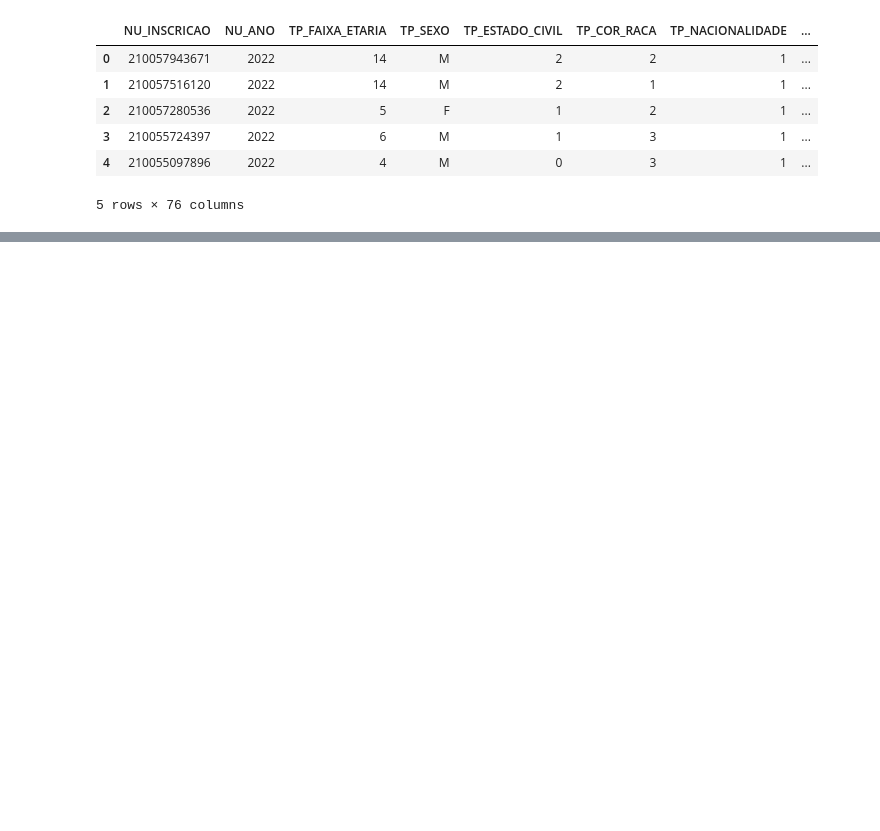
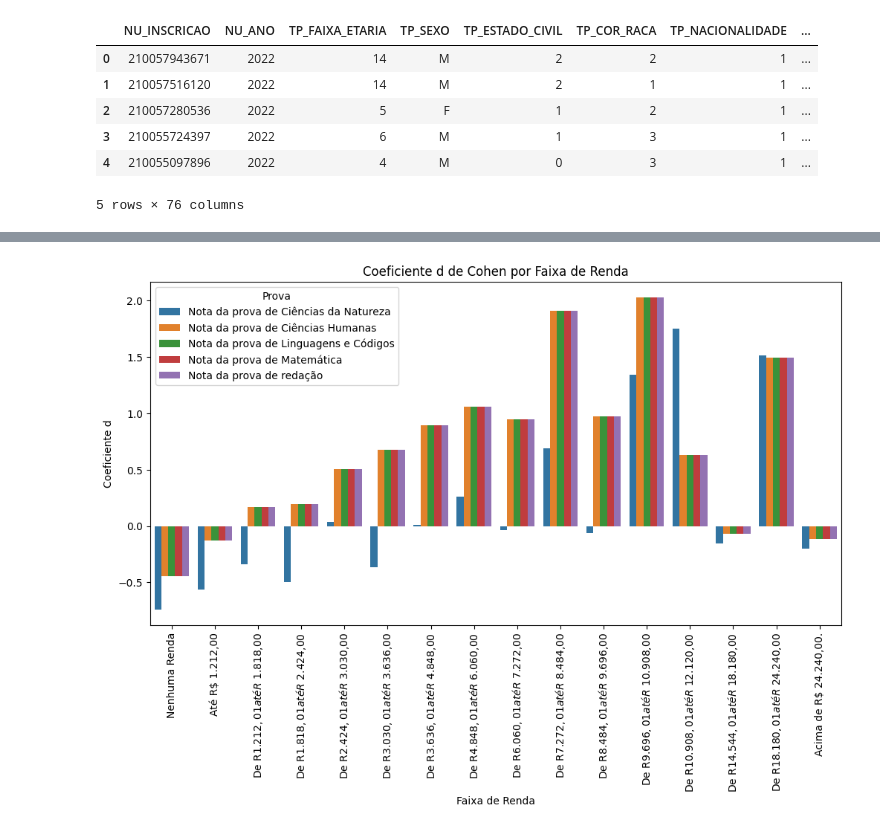
Before and after one commit to saragocams/dumaju, a Jupyter notebook: APS1.ipynb, the cells around one changed output, grey strips where cells are left out. Saved outputs shown, nothing was run; the diff lists cells and outputs as text; code cells hidden in the pictures; blank space fills up the shorter version.

```diff
--- a/APS1.ipynb
+++ b/APS1.ipynb
@@ -12,0 +226,3 @@ df.head()
+# %%
+mean_data = df.groupby('Q006')[['NU_NOTA_CN', 'NU_NOTA_CH', 'NU_NOTA_LC', 'NU_NOTA_MT','NU_NOTA_REDACAO']].mean()
+mean_data
@@ -12,0 +248,3 @@ df.head()
+# %%
+d_data = (mean_data - mean_values) / sigma
+d_data
@@ -12,0 +270,3 @@ df.head()
+# %%
+melted_data = d_data.reset_index().melt(id_vars='Q006', var_name='Prova', value_name='Coeficiente d')
+melted_data
@@ -12,0 +287,12 @@ df.head()
+# %%
+melted_data['Q006'] = melted_data['Q006'].replace(renda_mapping)
+melted_data['Prova'] = melted_data['Prova'].replace(prova_mapping)
+plt.figure(figsize=(12, 6))
+sns.barplot(x='Q006', y='Coeficiente d', hue='Prova', data=melted_data)
+plt.title('Coeficiente d de Cohen por Faixa de Renda')
+plt.xlabel('Faixa de Renda')
+plt.ylabel('Coeficiente d')
+plt.xticks(rotation=90)
+plt.show()
+# %% [output]
+[figure, added]
```
Also changed, not shown: parts of 26 cells of this notebook.
